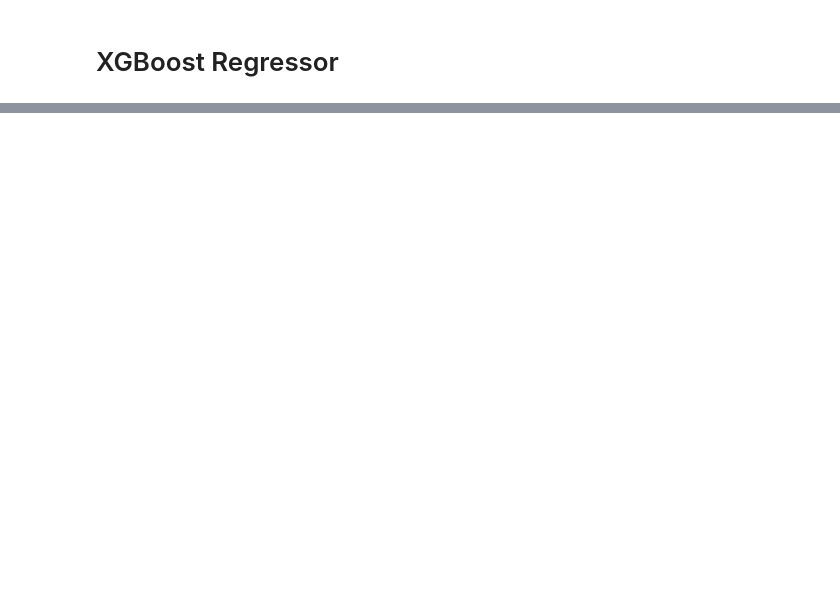
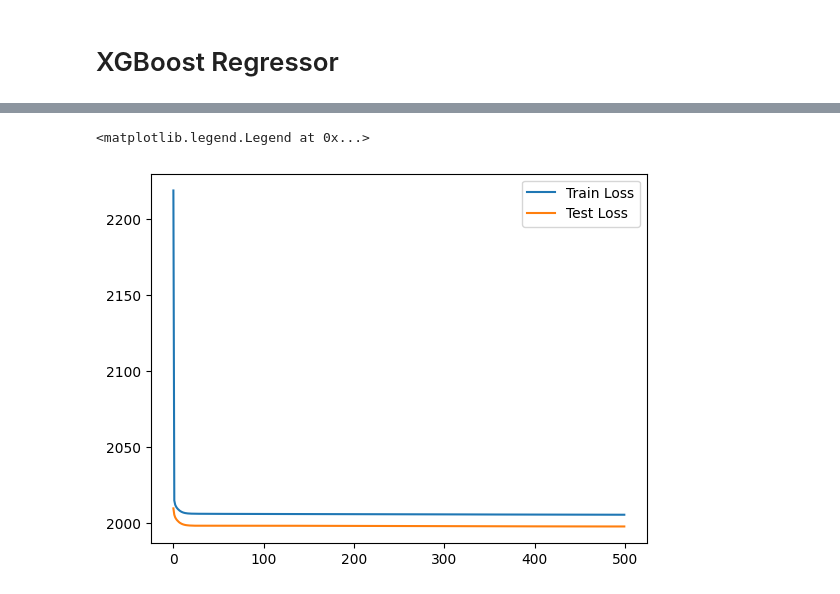
Before and after one commit to adimittal03/ECS171-Final-Group21, a Jupyter notebook: code/model.ipynb, the cells around one changed output, grey strips where cells are left out. Saved outputs shown, nothing was run; the diff lists cells and outputs as text; code cells hidden in the pictures; blank space fills up the shorter version.

Commit message:
Update NN model

```diff
--- a/code/model.ipynb
+++ b/code/model.ipynb
@@ -243,10 +243,11 @@ import torch.nn.functional as F
 import matplotlib.pyplot as plt
 # %%
 # convert the data to PyTorch tensors
-X_train_tensor = torch.tensor(X_train_scaled, dtype=torch.float32)
-X_test_tensor = torch.tensor(X_test_scaled, dtype=torch.float32)
-y_train_tensor = torch.tensor(y_train.values, dtype=torch.float32)
-y_test_tensor = torch.tensor(y_test.values, dtype=torch.float32)
+device = "cuda" if torch.cuda.is_available() else "cpu"
+X_train_tensor = torch.tensor(X_train_scaled, dtype=torch.float32, device=device)
+X_test_tensor = torch.tensor(X_test_scaled, dtype=torch.float32, device=device)
+y_train_tensor = torch.tensor(y_train.values, dtype=torch.float32, device=device)
+y_test_tensor = torch.tensor(y_test.values, dtype=torch.float32, device=device)
 # %%
 class MLP(nn.Module):
     def __init__(self):
@@ -377,7 +360,7 @@ ValueError: x and y must have same first dimension, but have shapes (100,) and (
 from xgboost import XGBRegressor
 
 # Assuming X is your feature matrix and y are your labels
-X_train, X_test, y_train, y_test = train_test_split(X, y, test_size=0.25, random_state=42)
+X_train, X_test, y_train, y_test = train_test_split(X, y, test_size=0.2, random_state=42)
 
 # Initialize the XGBRegressor
 model = XGBRegressor(objective ='reg:squarederror', colsample_bytree = 0.3, learning_rate = 0.1,
@@ -396,0 +382,21 @@ Mean Absolute Error: 208.97117306281484
+# %%
+import torch
+from torch import nn
+
+class DiamondPredictor_v1(nn.Module):
+    def __init__(self, input_dim):
+        super().__init__()
+        self.layers = nn.Sequential(
+            nn.Linear(X_train_tensor.shape[1], 32),
+            nn.ReLU(),
+            nn.Linear(32, 16),
+            nn.ReLU(),
+            nn.Linear(16, 1)
+        )
+
+    def forward(self, x):
+        return self.layers(x)
+# %%
+model = DiamondPredictor_v1(X_train_tensor.shape[1]).to(device)
+loss_fn = nn.L1Loss()
+optimizer = torch.optim.Adam(model.parameters(), lr=0.01)
@@ -396,0 +470,7 @@ Mean Absolute Error: 208.97117306281484
+# %%
+plt.plot(epoch_list, train_loss_list, label='Train Loss')
+plt.plot(epoch_list, test_loss_list, label='Test Loss')
+plt.legend()
+# %% [output]
+<matplotlib.legend.Legend at 0x...>
+[figure, added]
```
Also changed, not shown: parts of 4 cells of this notebook, 1 other file.
